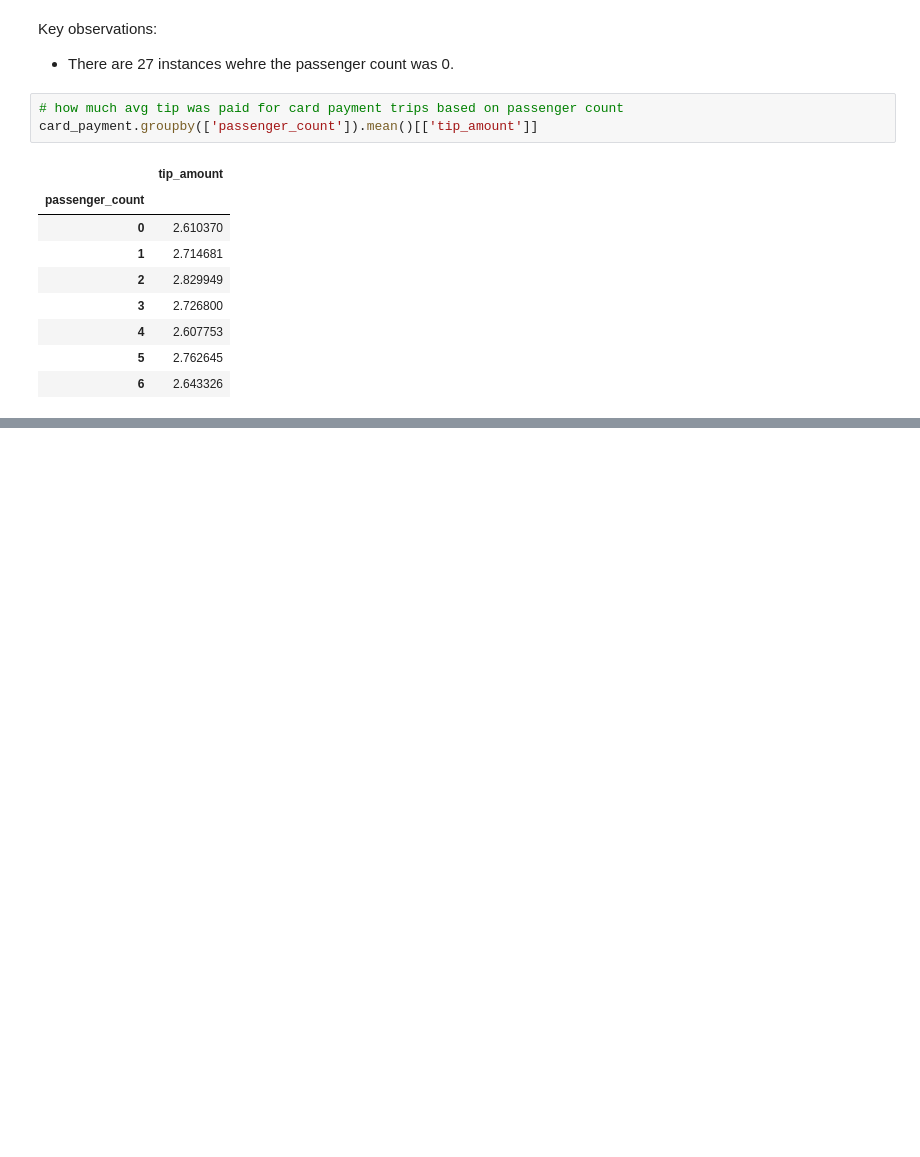
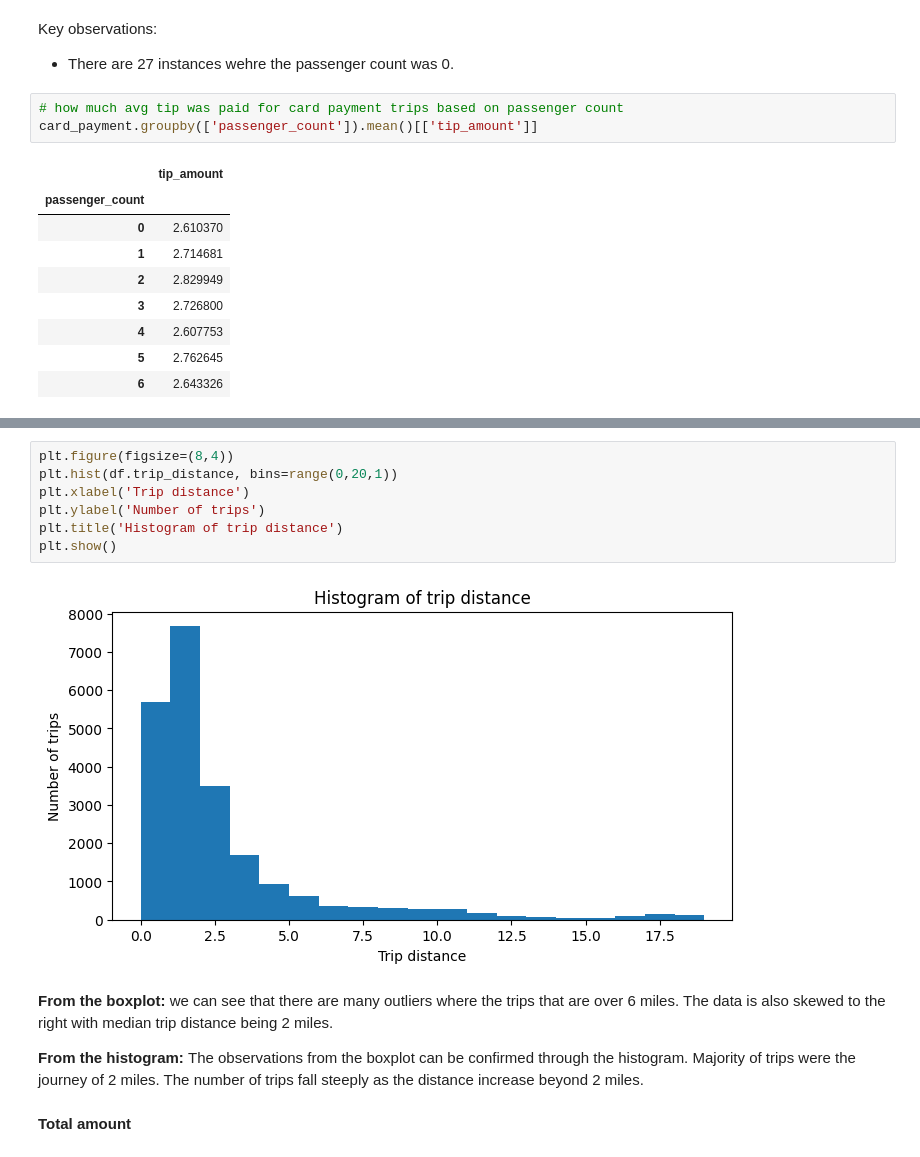
Before and after one commit to RhuthK/PROJECTS, a Jupyter notebook: Automatidata Fare Estiamtion Project/Fare_Estimation_Project(LOCAL).ipynb, the cells around one changed output, grey strips where cells are left out. Cells and saved outputs as stored; diff of their text form; blank space fills up the shorter version.

```diff
--- a/Automatidata Fare Estiamtion Project/Fare_Estimation_Project(LOCAL).ipynb
+++ b/Automatidata Fare Estiamtion Project/Fare_Estimation_Project(LOCAL).ipynb
@@ -231,0 +282,15 @@ card_payment.groupby(['passenger_count']).mean()[['tip_amount']]
+# %%
+plt.figure(figsize=(8,4))
+plt.hist(df.trip_distance, bins=range(0,20,1))
+plt.xlabel('Trip distance')
+plt.ylabel('Number of trips')
+plt.title('Histogram of trip distance')
+plt.show()
+# %% [output]
+[figure, added]
+# %% [markdown]
+<b>From the boxplot: </b> we can see that there are many outliers where the trips that are over 6 miles. The data is also skewed to the right with median trip distance being 2 miles.
+
+<b>From the histogram: </b> The observations from the boxplot can be confirmed through the histogram. Majority of trips were the journey of 2 miles. The number of trips fall steeply as the distance increase beyond 2 miles.
+# %% [markdown]
+<b>Total amount</b>
```
Also changed, not shown: parts of 23 cells of this notebook, 1 other file.
